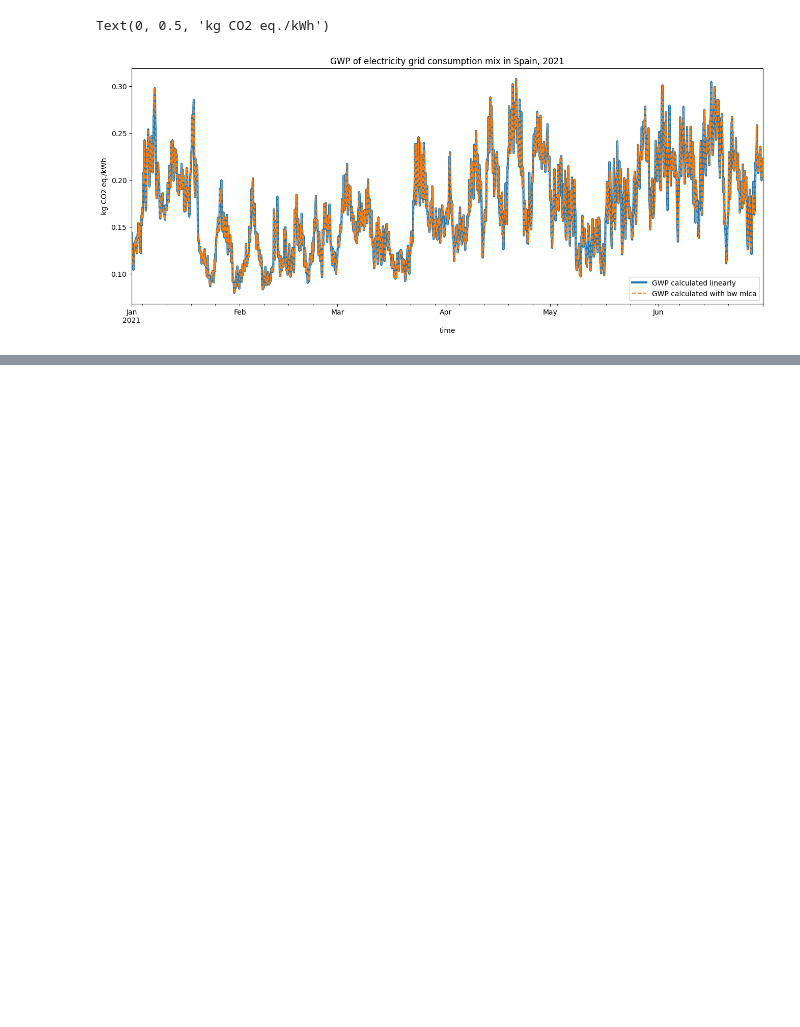
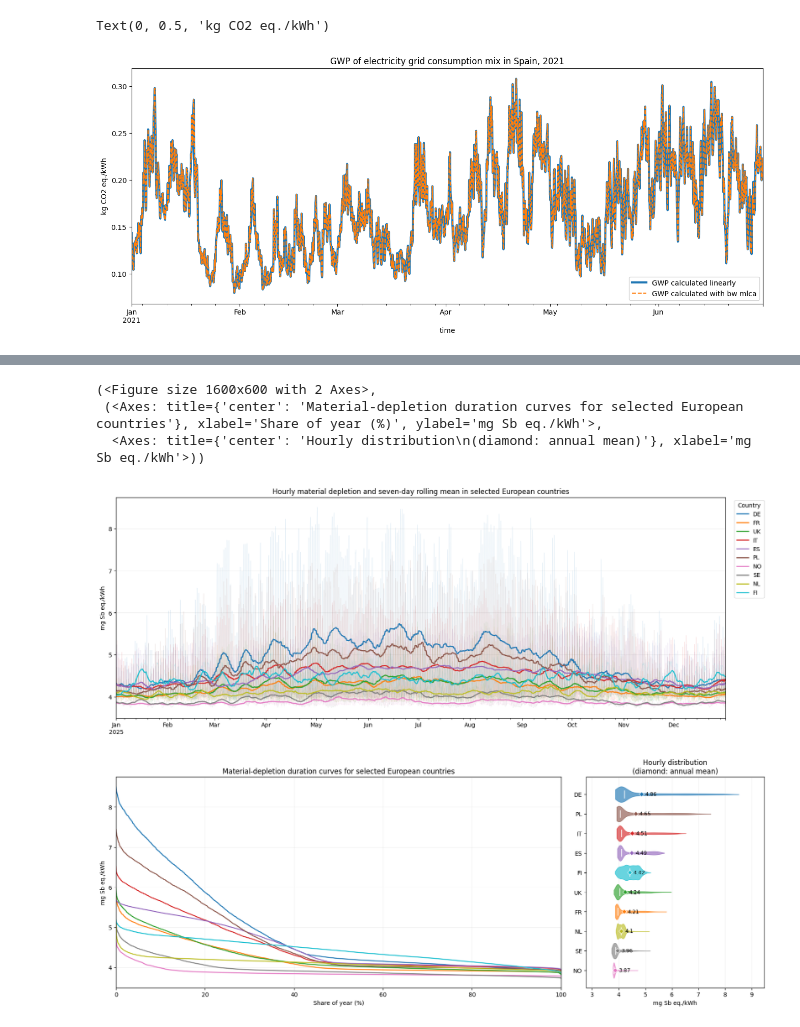
Before and after one commit to LIST-LUXEMBOURG/shrecc, a Jupyter notebook: notebooks/5_shrecc_inventory_resolution.ipynb, the cells around one changed output, grey strips where cells are left out. Saved outputs shown, nothing was run; the diff lists cells and outputs as text; code cells hidden in the pictures; blank space fills up the shorter version.

```diff
--- a/notebooks/5_shrecc_inventory_resolution.ipynb
+++ b/notebooks/5_shrecc_inventory_resolution.ipynb
@@ -130,0 +329,34 @@ Text(0, 0.5, 'kg CO2 eq./kWh')
+# %%
+material_method = "ecoinvent-3.11 | EF v3.1 | material resources: metals/minerals | abiotic depletion potential (ADP): elements (ultimate reserves)"
+# %%
+eu_2025_material_mg = 1e6 * (
+    lcia_europe.hourly()["intensity"]
+    .sel(impact_category=material_method)
+    .to_dataframe()["intensity"]
+    .unstack("consumer_country")
+)
+annual_material_means_mg = (
+    1e6
+    * lcia_europe.annual().sel(year=2025, impact_category=material_method).to_series()
+)
+
+plot_hourly_and_rolling(
+    eu_2025_material_mg,
+    title=(
+        "Hourly material depletion and seven-day rolling mean in selected "
+        "European countries"
+    ),
+    ylabel="mg Sb eq./kWh",
+)
+plot_duration_and_distribution(
+    eu_2025_material_mg,
+    annual_material_means_mg,
+    title=("Material-depletion duration curves for selected European countries"),
+    ylabel="mg Sb eq./kWh",
+)
+# %% [output]
+(<Figure size 1600x600 with 2 Axes>,
+ (<Axes: title={'center': 'Material-depletion duration curves for selected European countries'}, xlabel='Share of year (%)', ylabel='mg Sb eq./kWh'>,
+  <Axes: title={'center': 'Hourly distribution\n(diamond: annual mean)'}, xlabel='mg Sb eq./kWh'>))
+[figure, added]
+[figure, added]
```
Also changed, not shown: parts of 17 cells of this notebook, 5 other files.
